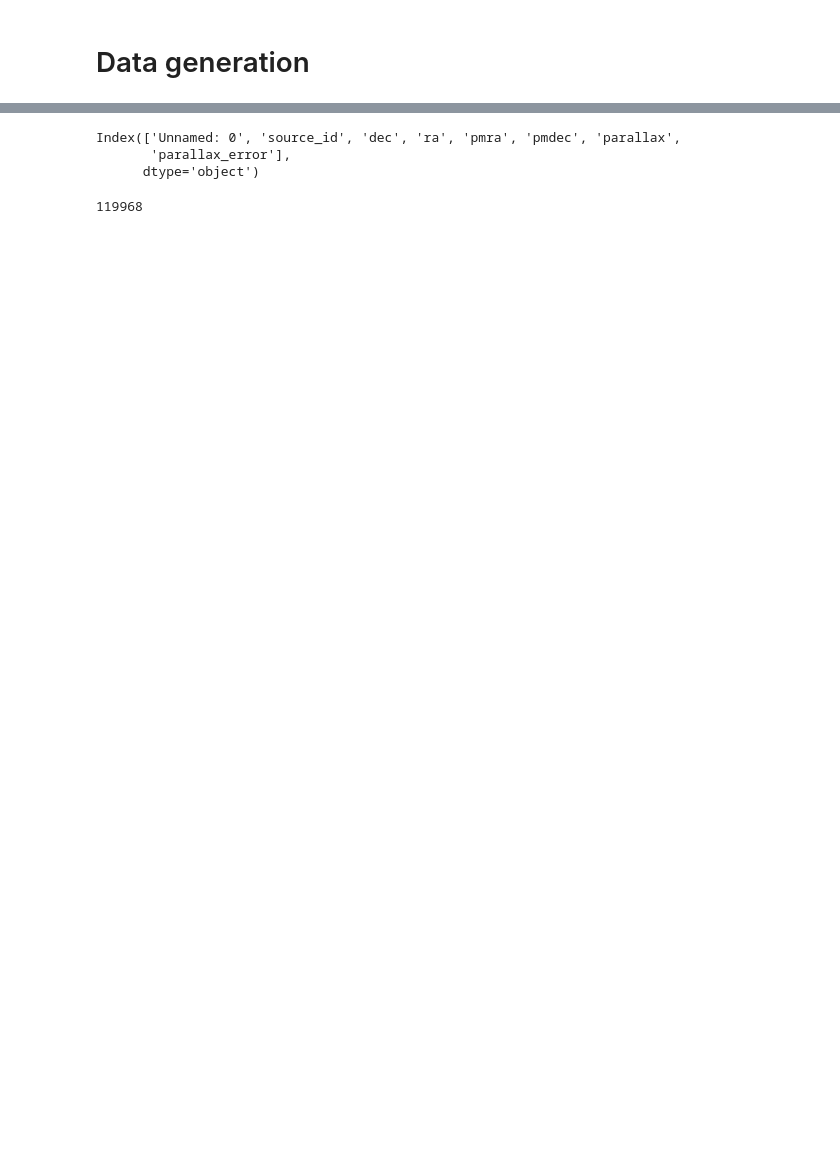
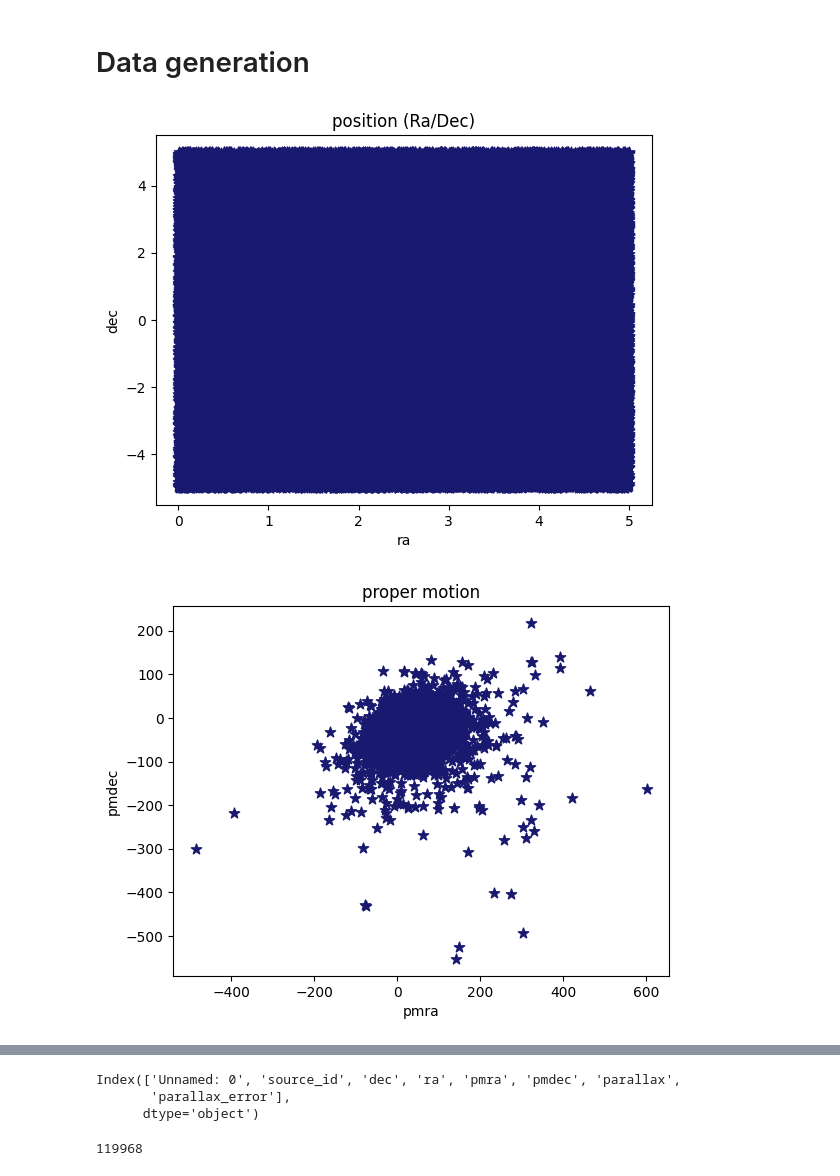
Before and after one commit to Martindelosrios/dwarf, a Jupyter notebook: codes/gaussian_example.ipynb, the cells around one changed output, grey strips where cells are left out. Drawn from its saved outputs; the diff is of its cells as text; code cells hidden in the pictures; blank space fills up the shorter version.

```diff
--- a/codes/gaussian_example.ipynb
+++ b/codes/gaussian_example.ipynb
@@ -50,27 +50,30 @@ pmfield_size = 5.0
 # %%
 #load example gaia data and plot distributions
 
 data = pd.read_csv('demeter/data/gaia_example_data.csv')
 
-#%plt.scatter(data['ra'], data['dec'], c='midnightblue',alpha=1.,marker='*',s=60)
-#%plt.xlabel('ra')
-#%plt.ylabel('dec')
-#%plt.title('position (Ra/Dec)')
+plt.scatter(data['ra'], data['dec'], c='midnightblue',alpha=1.,marker='*',s=60)
+plt.xlabel('ra')
+plt.ylabel('dec')
+plt.title('position (Ra/Dec)')
 
-#%plt.show()
+plt.show()
 
-#%plt.scatter(data['pmra'], data['pmdec'], c='midnightblue',alpha=1.,marker='*',s=60)
-#%plt.xlabel('pmra')
-#%plt.ylabel('pmdec')
-#%plt.title('proper motion')
+plt.scatter(data['pmra'], data['pmdec'], c='midnightblue',alpha=1.,marker='*',s=60)
+plt.xlabel('pmra')
+plt.ylabel('pmdec')
+plt.title('proper motion')
 
-#%plt.show()
+plt.show()
 
 parallax = data['parallax']
 
-#%plt.hist(parallax, bins = 20, range=(-10, 20), color='midnightblue')
-#%plt.yscale('log')
-#%plt.xlabel('parallax')
-#%plt.title('parallax')
+plt.hist(parallax, bins = 20, range=(-10, 20), color='midnightblue')
+plt.yscale('log')
+plt.xlabel('parallax')
+plt.title('parallax')
 
-#%plt.show()
+plt.show()
+# %% [output]
+[figure, added]
+[figure, added]
```
Also changed, not shown: parts of 3 cells of this notebook, 1 other file.
